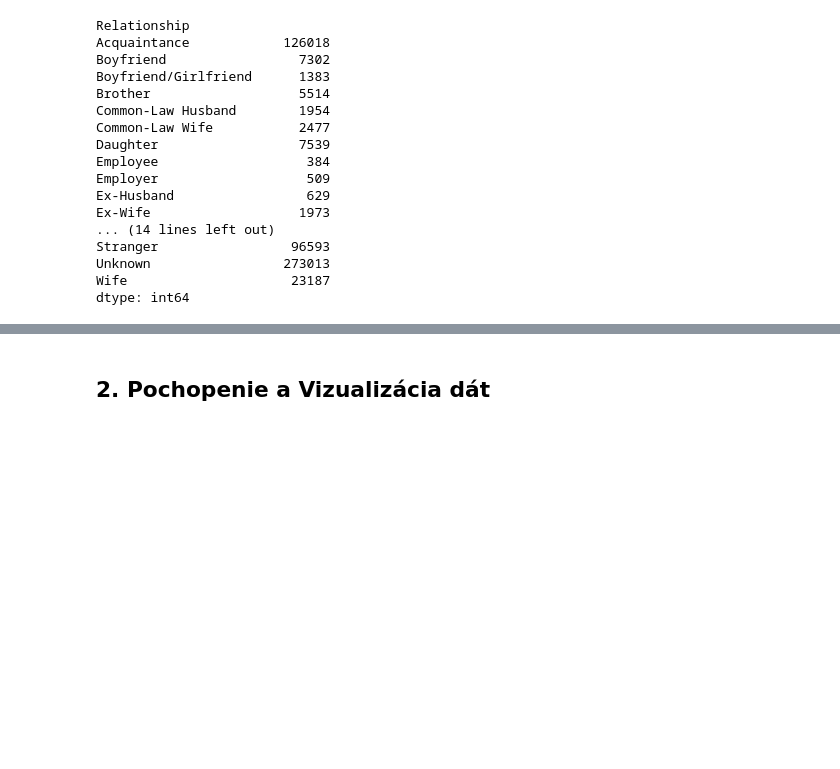
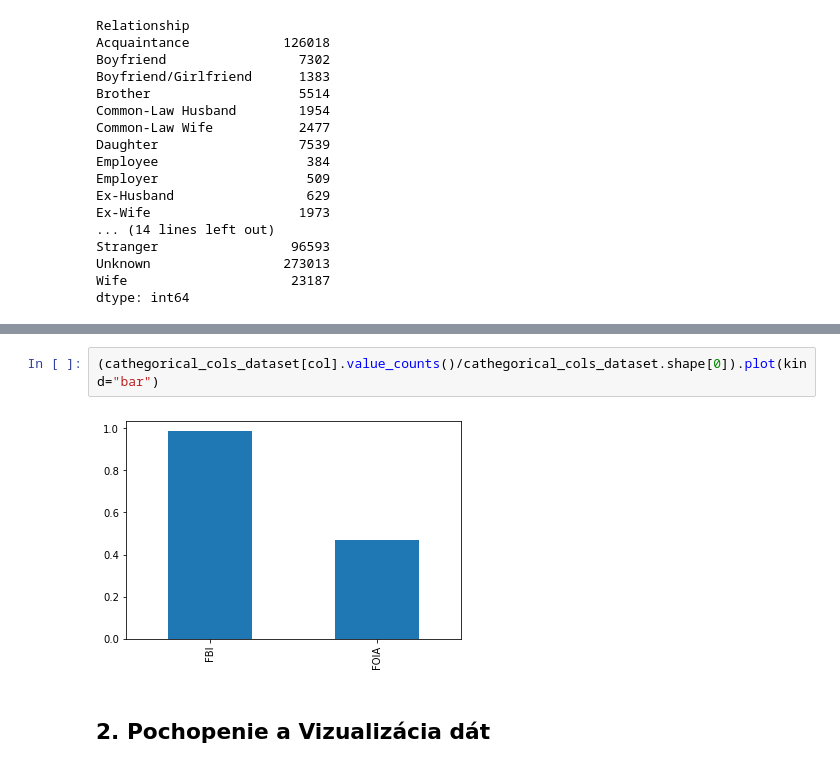
Before and after one commit to mchlstr/Stranovska_NS2021, a Jupyter notebook: Stranovska_NS2021_Network_scans.ipynb, the cells around one changed output, grey strips where cells are left out. Drawn from its saved outputs; the diff is of its cells as text; blank space fills up the shorter version.

```diff
--- a/Stranovska_NS2021_Network_scans.ipynb
+++ b/Stranovska_NS2021_Network_scans.ipynb
@@ -160,2 +218,6 @@ dataset.describe()
+# %%
+(cathegorical_cols_dataset[col].value_counts()/cathegorical_cols_dataset.shape[0]).plot(kind="bar")
+# %% [output]
+[figure, added]
 # %% [markdown]
 ## 2. Pochopenie a Vizualizácia dát
```
Also changed, not shown: parts of 5 cells of this notebook.
